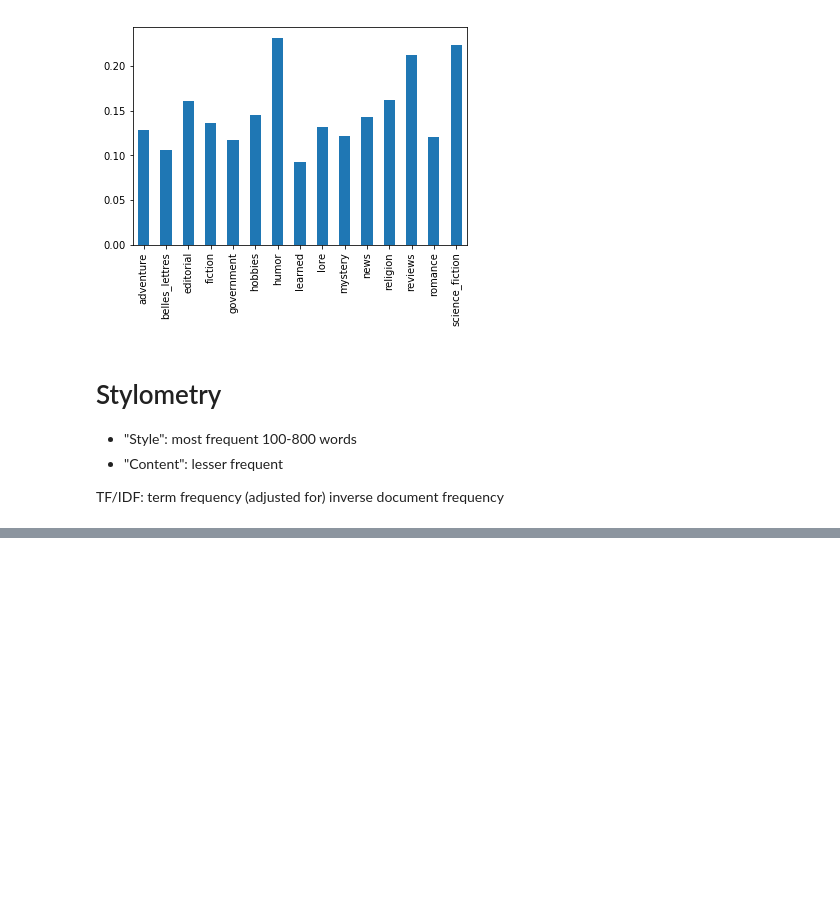
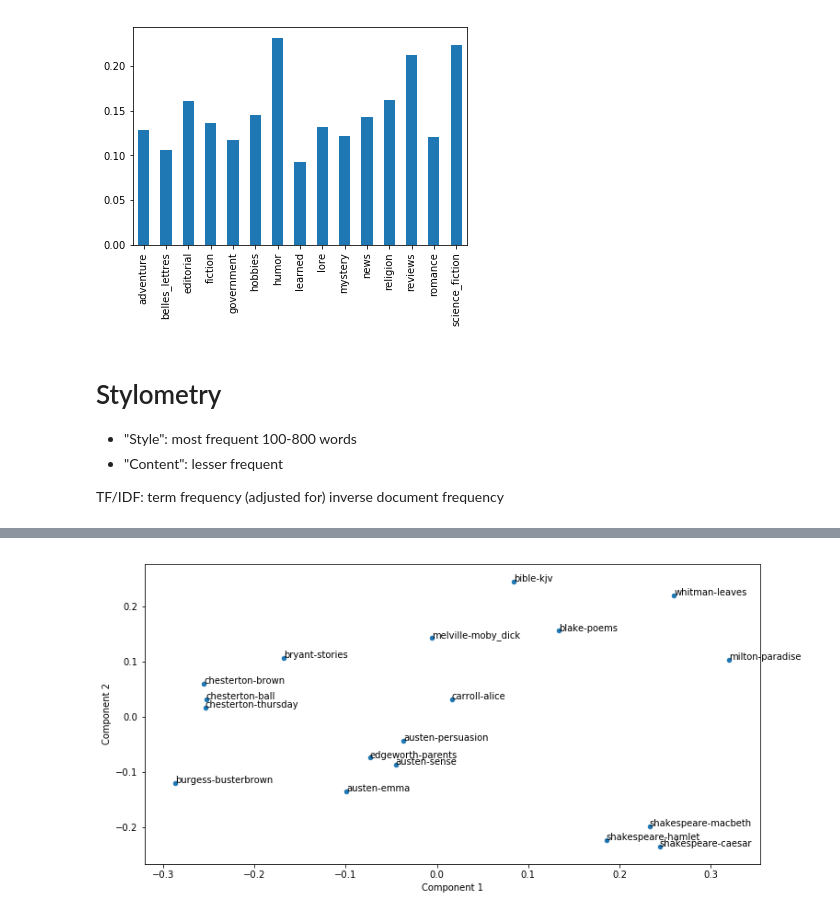
Before and after one commit to JonathanReeve/course-computational-literary-analysis, a Jupyter notebook: Notes/10-corpora-and-stylometry.ipynb, the cells around one changed output, grey strips where cells are left out. Saved outputs shown, nothing was run; the diff lists cells and outputs as text; code cells hidden in the pictures; blank space fills up the shorter version.

```diff
--- a/Notes/10-corpora-and-stylometry.ipynb
+++ b/Notes/10-corpora-and-stylometry.ipynb
@@ -236,0 +317,12 @@ df[['an']].plot(kind='bar')
+# %%
+pca = PCA(n_components=2)
+# %%
+pcaOut = pca.fit_transform(tfMatrix.todense())
+# %%
+pcaDF = pd.DataFrame(pcaOut, index=labels, columns=['Component 1', 'Component 2'])
+# %%
+ax = pcaDF.plot(x='Component 1', y='Component 2', kind='scatter', figsize=(12,6))
+for key, value in pcaDF.iterrows():
+    ax.annotate(key, value)
+# %% [output]
+[figure, added]
```
Also changed, not shown: parts of 37 cells of this notebook.
